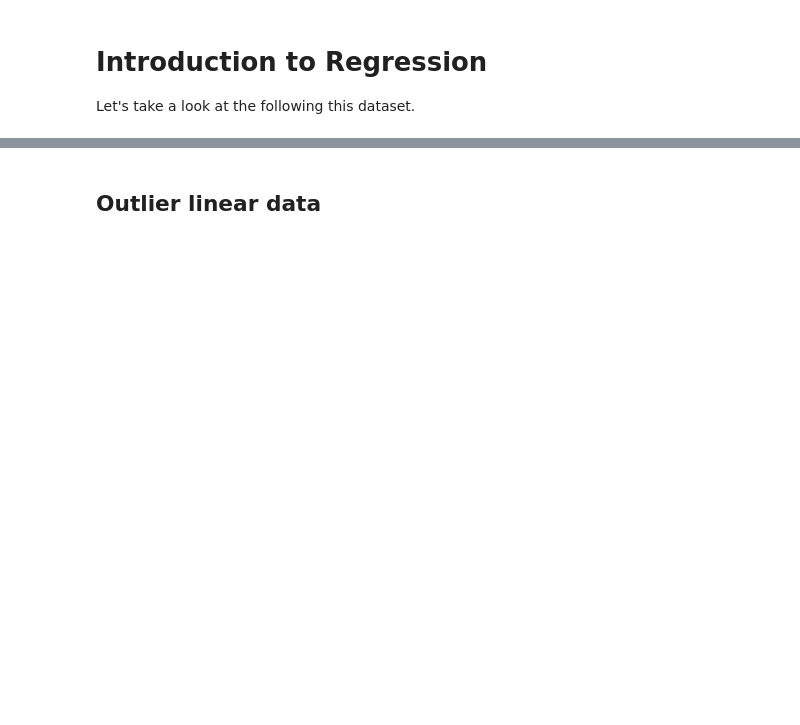
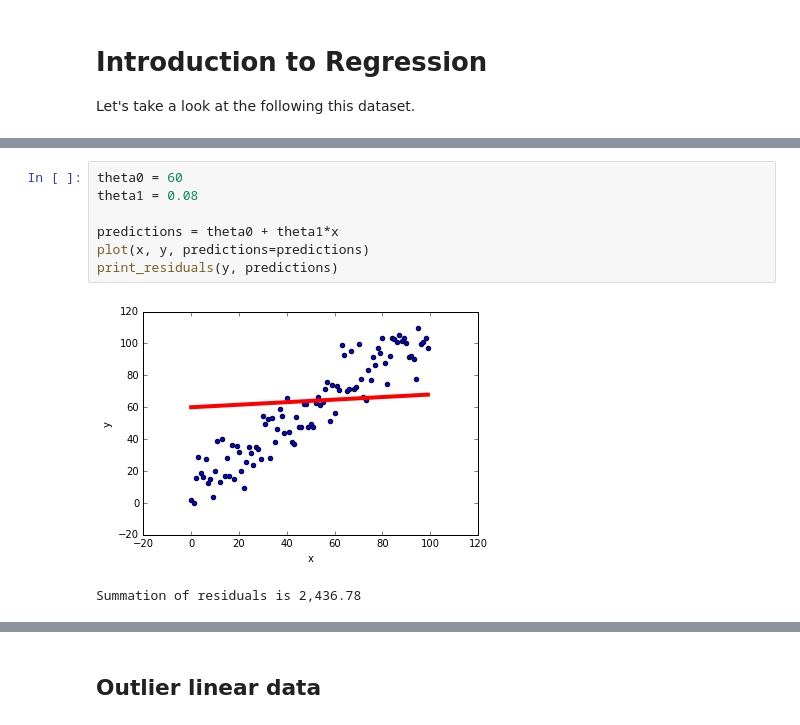
Before and after one commit to dfarren/castilleja, a Jupyter notebook: notebooks/Regression.ipynb, the cells around one changed output, grey strips where cells are left out. Drawn from its saved outputs; the diff is of its cells as text; blank space fills up the shorter version.

```diff
--- a/notebooks/Regression.ipynb
+++ b/notebooks/Regression.ipynb
@@ -144,0 +55,10 @@ introduction.plot(x, y, predictions)
+# %%
+theta0 = 60
+theta1 = 0.08
+
+predictions = theta0 + theta1*x
+plot(x, y, predictions=predictions)
+print_residuals(y, predictions)
+# %% [output]
+[figure, added]
+Summation of residuals is 2,436.78
```
Also changed, not shown: parts of 57 cells of this notebook, 1 other file.
